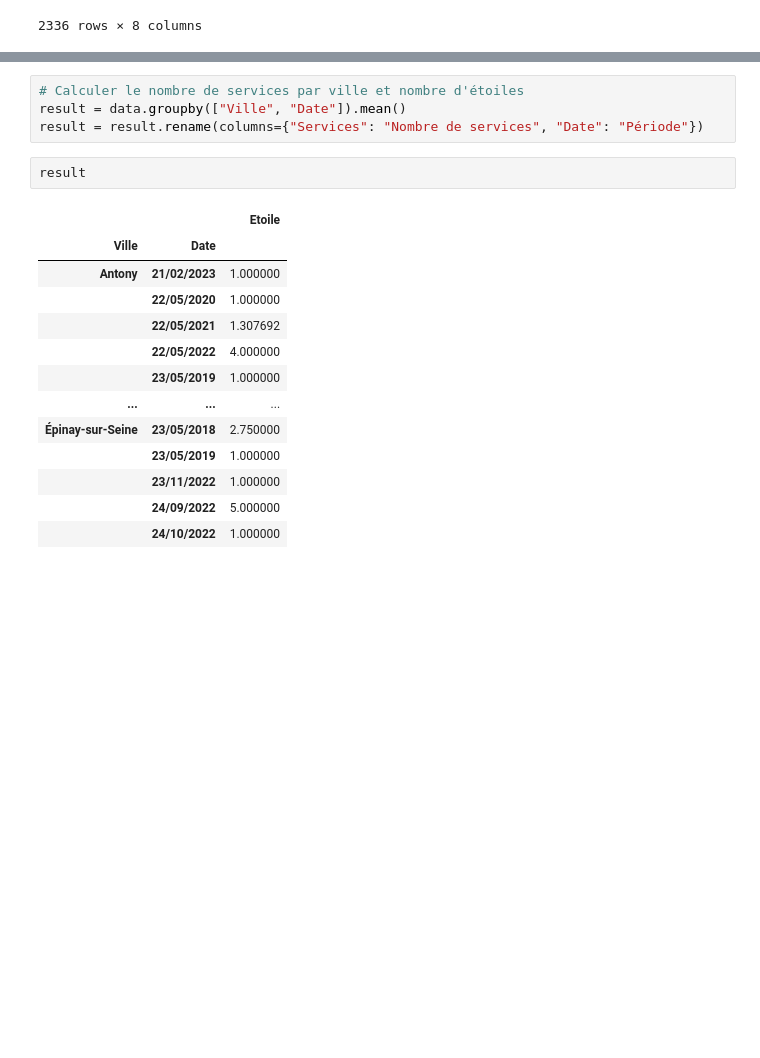
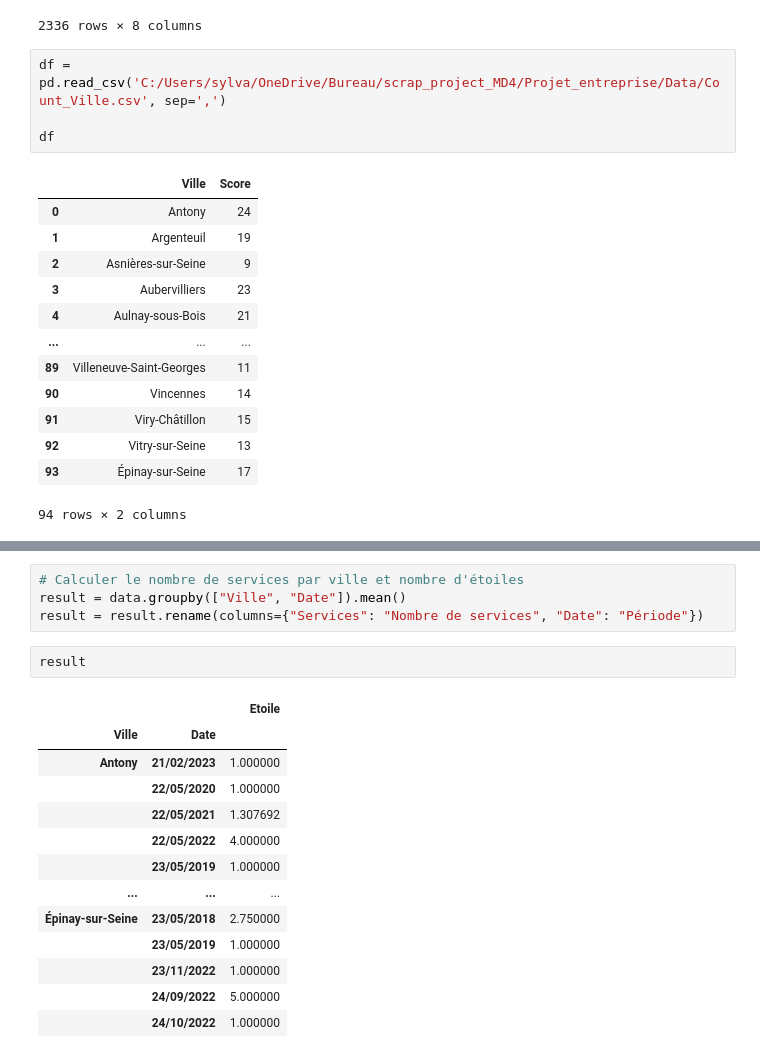
Before and after one commit to finagnon/Projet_entreprise, a Jupyter notebook: Scraper/read_csv.ipynb, the cells around one changed output, grey strips where cells are left out. Saved outputs shown, nothing was run; the diff lists cells and outputs as text; blank space fills up the shorter version.

```diff
--- a/Scraper/read_csv.ipynb
+++ b/Scraper/read_csv.ipynb
@@ -107,3 +112,21 @@ data
 | 2334 | Pôle emploi | 30 Rue Maurice, 91160 Longjumeau | Île-de-France | Charles Poirier | Dès nul ! | 23/05/2017 | 1.0 | Longjumeau |
 | 2335 | Pôle emploi | 30 Rue Maurice, 91160 Longjumeau | Île-de-France | Estelle Barbey | De vrais incompétents ! | 22/05/2020 | 1.0 | Longjumeau |
 2336 rows × 8 columns
+# %%
+df = pd.read_csv('C:/Users/sylva/OneDrive/Bureau/scrap_project_MD4/Projet_entreprise/Data/Count_Ville.csv', sep=',')
+
+df
+# %% [output]
+|  | Ville | Score |
+| 0 | Antony | 24 |
+| 1 | Argenteuil | 19 |
+| 2 | Asnières-sur-Seine | 9 |
+| 3 | Aubervilliers | 23 |
+| 4 | Aulnay-sous-Bois | 21 |
+| ... | ... | ... |
+| 89 | Villeneuve-Saint-Georges | 11 |
+| 90 | Vincennes | 14 |
+| 91 | Viry-Châtillon | 15 |
+| 92 | Vitry-sur-Seine | 13 |
+| 93 | Épinay-sur-Seine | 17 |
+94 rows × 2 columns
```
Also changed, not shown: parts of 5 cells of this notebook, 12 other files.
